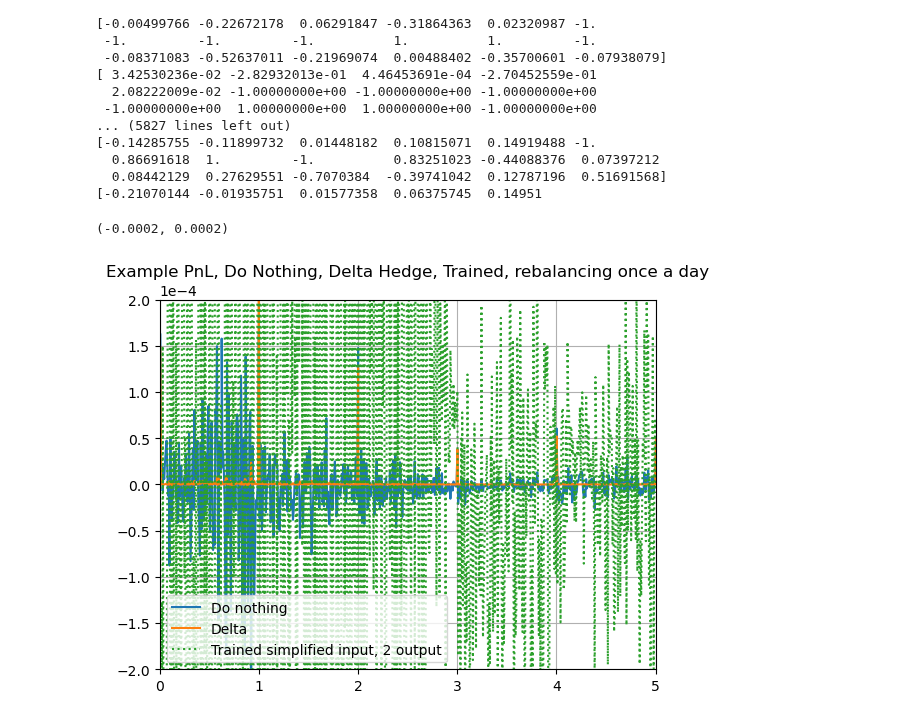
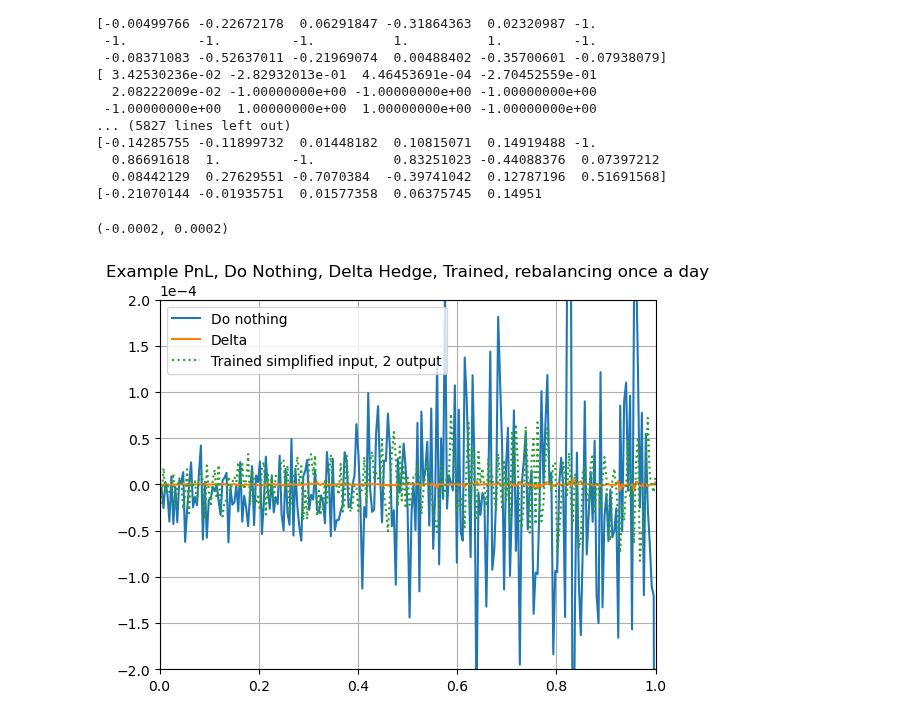
Before and after one commit to spelbella/cva_risk_management_thesis, a Jupyter notebook: PPO/testPPO.ipynb, the cells around one changed output. Cells and saved outputs as stored; diff of their text form; code cells hidden in the pictures.

```diff
--- a/PPO/testPPO.ipynb
+++ b/PPO/testPPO.ipynb
@@ -83,10 +83,9 @@ def DeltaFromFunc(path):
 
         cost = np.inner(SwapsHedge,Swapts) + np.inner(Qhedge,Q)
 
-        futureSwapts = [path.Swaptions[j][i+1] for j in range(0,10)]
-        futureQ = [path.Q_s[j][i+1] for j in range(0,11)]
-
-        value = np.inner(SwapsHedge,futureSwapts) + np.inner(Qhedge,futureQ)
+        futureSwapts = [0] + [path.Swaptions[j][i+1] for j in range(0,19)]
+        futureQ = [path.Q_s[j][i+1] for j in range(0,21)]
+        value = np.inner(SwapsHedge,futureSwapts) + np.inner(Qhedge[1:],futureQ[1:])
         #print(np.concat([SwapsHedge,Qhedge]))
 
         pnl[i] = ((path.CVA[i+1] - path.CVA[i]) - (value - cost))
@@ -104,10 +103,9 @@ import torch as th
 with open("autoencoderT","rb") as fp:
     encoder = pickle.load(fp)
 
-modelG = PPO.load("PPO")
-modelR = PPO.load("dqn_lunar")
-
-action_scale = 10
+modelG = PPO.load(".\\logs\\best_model\\best_model.zip")
+#modelR = PPO.load("dqn_lunar")
+action_scale = 2
 
 def rlHedge(path, model):
     pnl = np.zeros(len(path.CVA)-1)
@@ -124,19 +122,30 @@ def rlHedge(path, model):
         futureQ = [path.Q_s[j][i+1] for j in range(1,10)]
 
         # Create Hedge
-        # Auto Enconder : hedgPos = model.predict(encoder.encoder(th.from_numpy(encoder.preprocess(np.concat([Swapts,Q])))).detach().numpy(), deterministic = True)
-        hedgPos = model.predict(np.asmatrix([lambdax,r,t]))
+        #hedgPos = model.predict(encoder.encoder(th.from_numpy(encoder.preprocess(np.concat([Swapts,Q])))).detach().numpy(), deterministic = True)
+        #
+        hedgPos = model.predict(np.asmatrix([lambdax,r,t]), deterministic = True)
         hedgPos = hedgPos[0][0]
         print(hedgPos)
 
         if len(hedgPos) == 2:
             swpt = hedgPos[0]
             Qq = hedgPos[1]
-            hedgPos = np.concatenate([np.zeros(8), [swpt], np.zeros(8), [Qq]])*action_scale
+            hedgPos = np.concatenate([np.zeros(19), [swpt], np.zeros(19), [Qq]])*action_scale
+        if len(hedgPos) == 41:
+            [SwapsHedge,Qhedge] = DeltaHedge.delta_hedge(Swapts,[1] + Q,np.arange(0,21),t)
+            SwapsHedge = [SwapsHedge[i]*(hedgPos[40] + 1) + hedgPos[i]*0.1 for i in range(0,20)]
+            Qhedge = [Qhedge[i-20]*(hedgPos[40] + 1) + hedgPos[i]*0.1 for i in range(20,40)]
+            hedgPos = np.concatenate([SwapsHedge,Qhedge])
+        if len(hedgPos) == 3:
+            [SwapsHedge,Qhedge] = DeltaHedge.delta_hedge(Swapts,[1] + Q,np.arange(0,21),t)
+            SwapsHedge = SwapsHedge*(hedgPos[2] + 1) + hedgPos[0]
+            Qhedge = Qhedge*(hedgPos[2] + 1) + hedgPos[1]
+            hedgPos = np.concatenate([SwapsHedge,Qhedge])
 
-
-        swpPos = hedgPos[0:9]
-        QPos = hedgPos[9:]
+        swpPos = hedgPos[0:20]
+        QPos = hedgPos[20:40]
+        #print(swpPos)
 
         cost = np.sum(np.inner(swpPos,Swapts) + np.inner(QPos,Q))
         value = np.sum(np.inner(swpPos,futureSwapts) + np.inner(QPos,futureQ))
@@ -144,7 +153,7 @@ def rlHedge(path, model):
         pnl[i] = ((path.CVA[i+1] - path.CVA[i]) - (value - cost))
     return pnl
 
-pnl_RL_hedge = [None]*len(paths)
+pnl_RL_hedge = [None]*(len(paths))
 pnl_RL_hedgeb = [None]*len(paths)
 
 for i in range(len(pnl_without_hedge)):
@@ -171,15 +180,15 @@ for i in range(len(pnl_without_hedge)):
 # %%
 plt.figure(1)
 plt.title("Example PnL, Do Nothing, Delta Hedge, Trained, rebalancing once a day")
 plt.grid()
 plt.ticklabel_format(axis='y', style='sci', scilimits=(-4,-4))
 plt.plot(paths[1].t_s[1:],pnl_without_hedge[1])
 plt.plot(paths[1].t_s[1:],pnl_delta_hedge[1])
 plt.plot(paths[1].t_s[1:],pnl_RL_hedge[1], linestyle = ':')
 #plt.plot(paths[0].t_s[1:],pnl_RL_hedgeb[0], linestyle = ':')
 plt.legend(['Do nothing','Delta','Trained simplified input, 2 output','Untrained'])
-plt.xlim((0,5))
-plt.ylim((-2*1e-4,2*1e-4))
+plt.xlim((0,1))
+plt.ylim((-2e-4,2*1e-4))
 # %% [output]
 (-0.0002, 0.0002)
-[figure, old version]
+[figure, new version]
```
Also changed, not shown: parts of 4 cells of this notebook, 5 other files.
